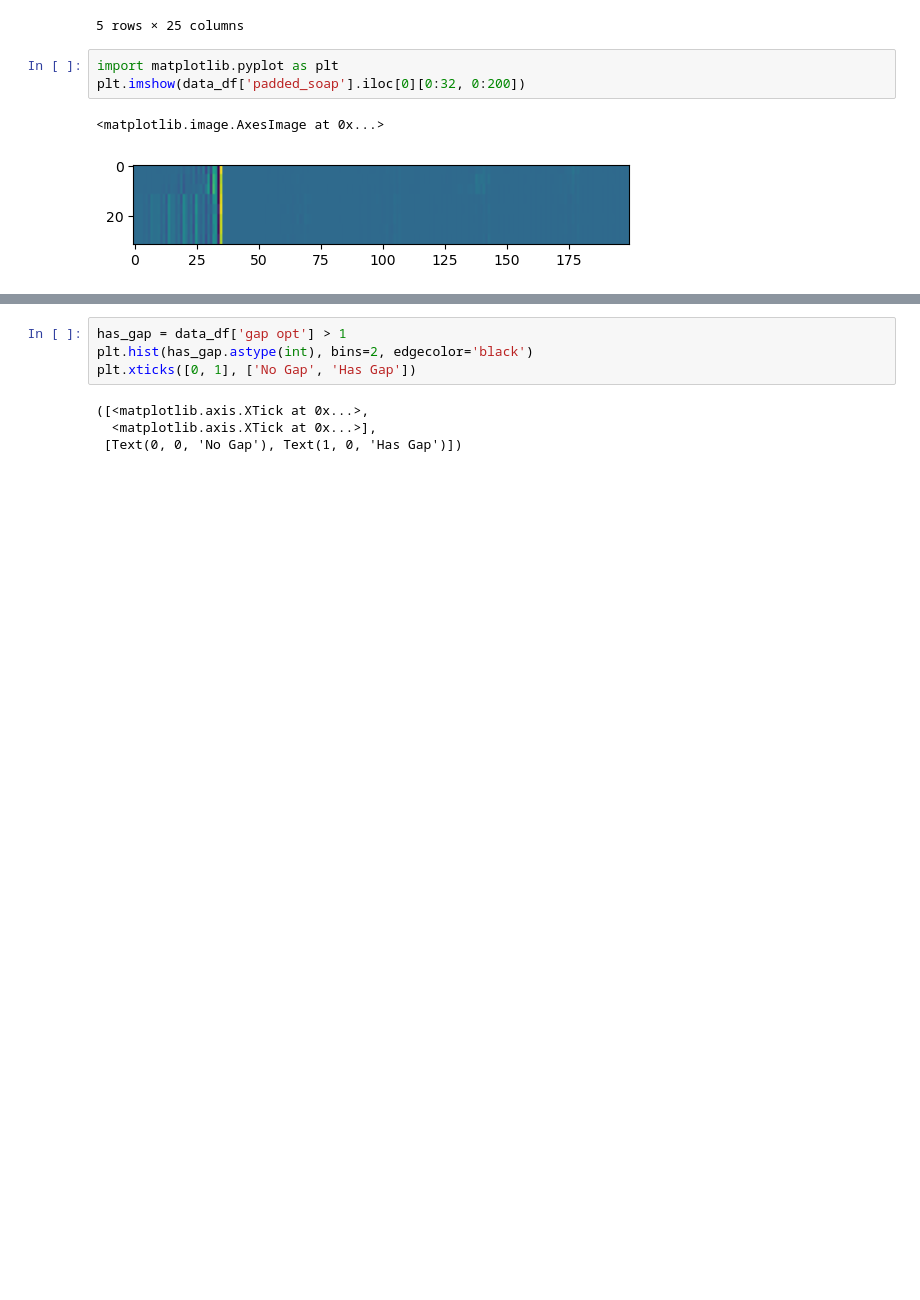
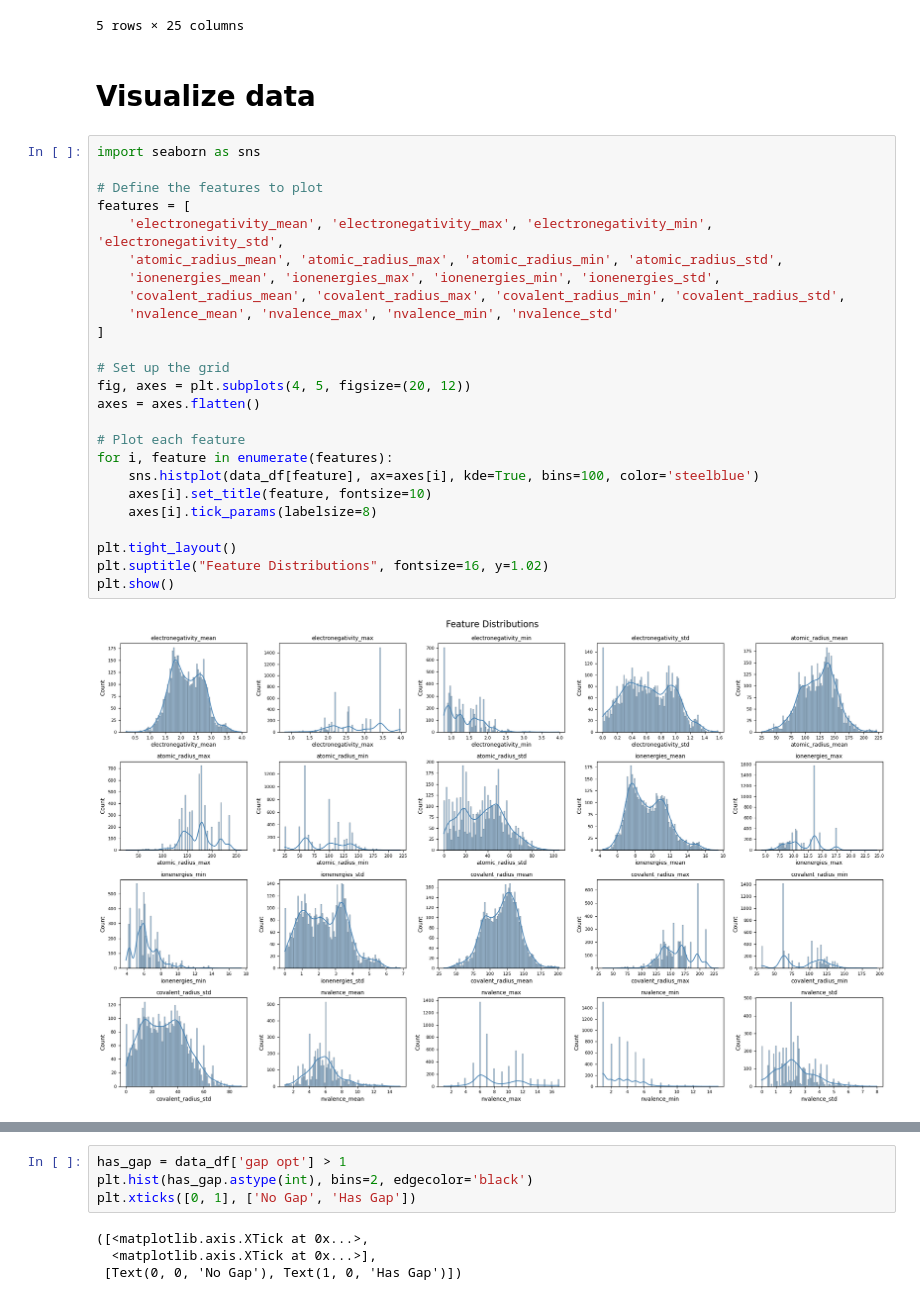
Before and after one commit to cadenmyers13/ml-dft-exp, a Jupyter notebook: codebase/ml_models.ipynb, the cells around one changed output, grey strips where cells are left out. Cells and saved outputs as stored; diff of their text form; blank space fills up the shorter version.

```diff
--- a/codebase/ml_models.ipynb
+++ b/codebase/ml_models.ipynb
@@ -42,10 +40,33 @@ data_df.head()
 | 3 | CuHOF | mp-24242 | 0.0038 | [[8.408499979827601e-07, -6.43567... | [8.408499979827601e-07, -6.435678... | 2.88000 | 3.98 | ... |
 | 4 | AgI | mp-567809 | 1.2599 | [[0.18083827914220227, 0.46908883... | [0.18083827914220227, 0.469088831... | 2.29500 | 2.66 | ... |
 5 rows × 25 columns
-# %%
-import matplotlib.pyplot as plt
-plt.imshow(data_df['padded_soap'].iloc[0][0:32, 0:200])
-# %% [output]
-<matplotlib.image.AxesImage at 0x...>
-[figure, removed]
+# %% [markdown]
+# Visualize data
+# %%
+import seaborn as sns
+
+# Define the features to plot
+features = [
+    'electronegativity_mean', 'electronegativity_max', 'electronegativity_min', 'electronegativity_std',
+    'atomic_radius_mean', 'atomic_radius_max', 'atomic_radius_min', 'atomic_radius_std',
+    'ionenergies_mean', 'ionenergies_max', 'ionenergies_min', 'ionenergies_std',
+    'covalent_radius_mean', 'covalent_radius_max', 'covalent_radius_min', 'covalent_radius_std',
+    'nvalence_mean', 'nvalence_max', 'nvalence_min', 'nvalence_std'
+]
+
+# Set up the grid
+fig, axes = plt.subplots(4, 5, figsize=(20, 12))
+axes = axes.flatten()
+
+# Plot each feature
+for i, feature in enumerate(features):
+    sns.histplot(data_df[feature], ax=axes[i], kde=True, bins=100, color='steelblue')
+    axes[i].set_title(feature, fontsize=10)
+    axes[i].tick_params(labelsize=8)
+
+plt.tight_layout()
+plt.suptitle("Feature Distributions", fontsize=16, y=1.02)
+plt.show()
+# %% [output]
+[figure, added]
 # %%
```
Also changed, not shown: parts of 8 cells of this notebook, 2 other files.
